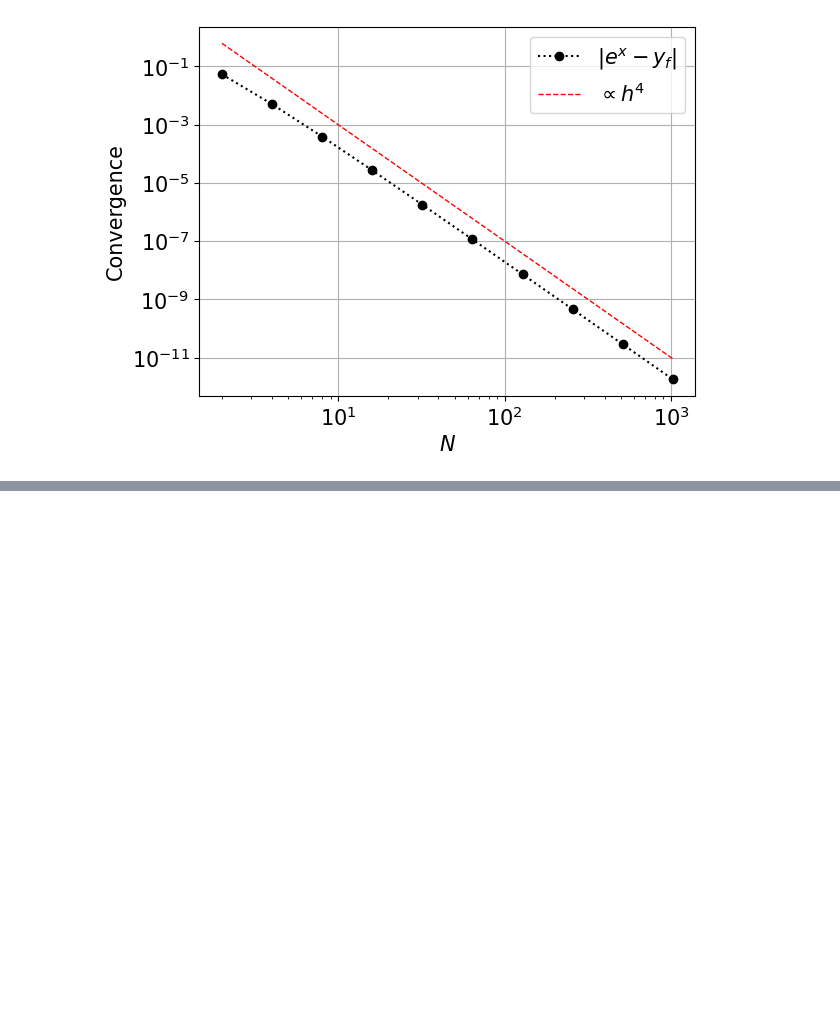
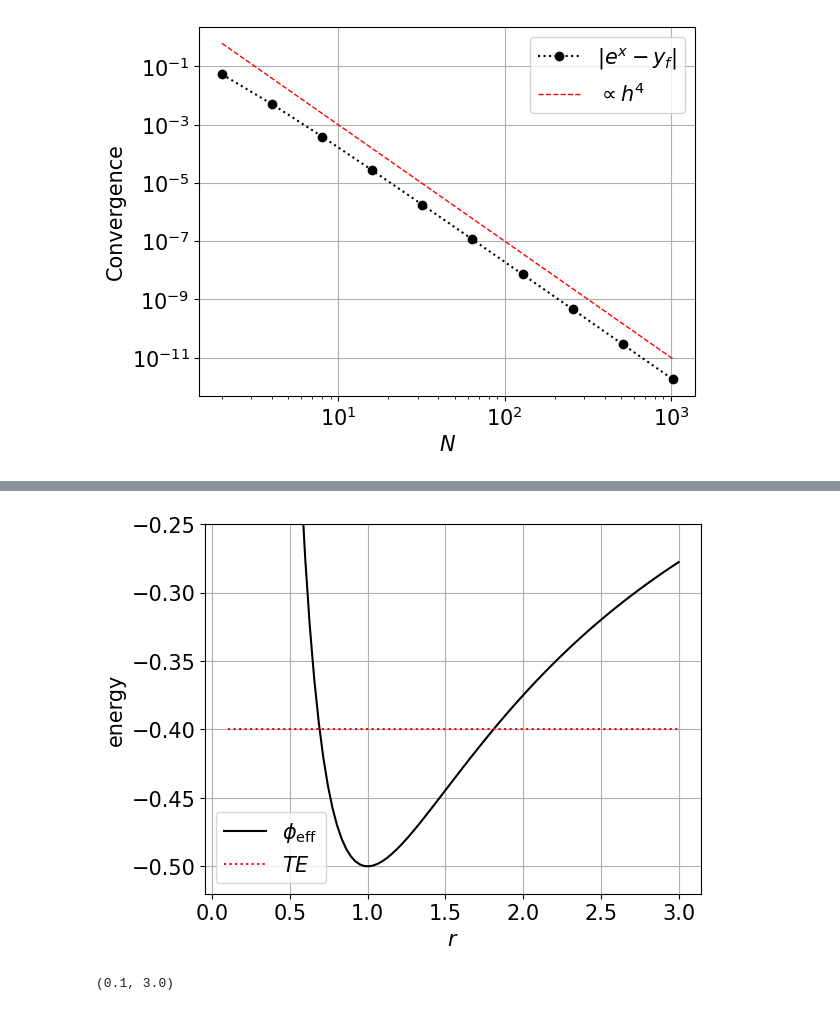
Before and after one commit to La-Folia/Numerical-Analysis, a Jupyter notebook: Integration_of_ODEs/Predictor_corrector_Method.ipynb, the cells around one changed output, grey strips where cells are left out. Cells and saved outputs as stored; diff of their text form; code cells hidden in the pictures; blank space fills up the shorter version.

```diff
--- a/Integration_of_ODEs/Predictor_corrector_Method.ipynb
+++ b/Integration_of_ODEs/Predictor_corrector_Method.ipynb
@@ -430,0 +513,24 @@ plt.show()
+# %%
+mu = 1
+k  = 1
+L  = 1
+
+r   = np.linspace(.1, 3, 100)
+phi = L**2 / (2*mu*r**2) - k/r
+TE  = -0.4
+
+plt.figure()
+
+plt.plot(r, phi, '-k', label="$\\phi_{\\rm eff}$")
+plt.plot([r[0], r[-1]], [TE, TE], ':r', label="$TE$")
+plt.grid()
+plt.legend()
+plt.ylim([-.52, -.25])
+plt.xlabel("$r$")
+plt.ylabel("energy")
+
+plt.show()
+r[0], r[-1]
+# %% [output]
+[figure, added]
+(0.1, 3.0)
```
Also changed, not shown: parts of 8 cells of this notebook.
